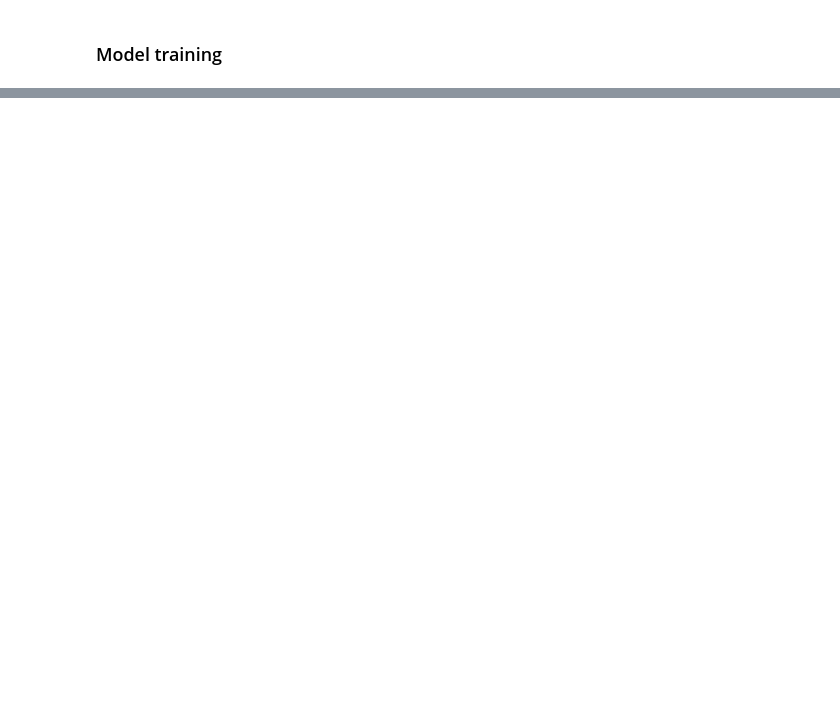
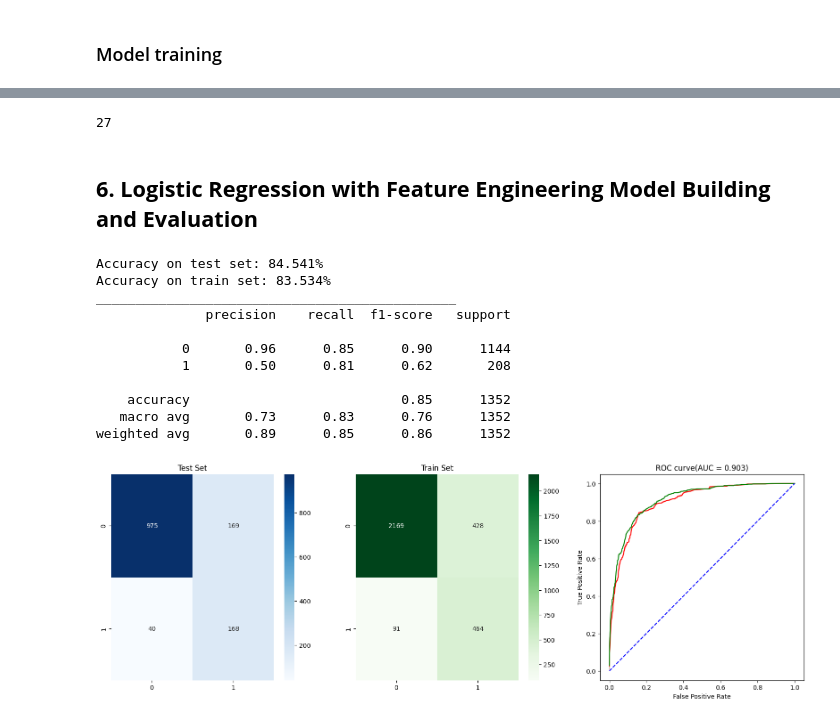
Before and after one commit to maria-snarava/portfolio-ml, a Jupyter notebook: CustomerChurnPrediction.ipynb, the cells around one changed output, grey strips where cells are left out. Cells and saved outputs as stored; diff of their text form; code cells hidden in the pictures; blank space fills up the shorter version.

```diff
--- a/CustomerChurnPrediction.ipynb
+++ b/CustomerChurnPrediction.ipynb
@@ -567,0 +367,64 @@ By implementing these next steps, we can potentially improve the model's perform
+# %%
+def add_features_to_set(df):
+    df_new_features = df.copy()
+    df_new_features['cashback_per_order'] = df['CashbackAmount'] / df['OrderCount']
+    df_new_features['avg_hour_spend_on_app_per_order'] = df['HourSpendOnApp'] / df['OrderCount']
+    df_new_features['satisfaction_score_after_complain'] = df['Complain'] * df['SatisfactionScore']
+    df_new_features['cashback_amount_per_month'] = df['CashbackAmount']/ (df['Tenure'] + 1)
+    df_new_features['satisfaction_score_2'] = df['SatisfactionScore'] * df['Complain']
+    df_new_features['tenure_2'] =  df['Tenure'] * df['Tenure']
+    df_new_features['tenure_3'] =  df['Tenure'] * df['Tenure'] * df['Tenure']
+    df_new_features['DaySinceLastOrder_2'] = df['DaySinceLastOrder'] * df['DaySinceLastOrder']
+    df_new_features['cashback_amount_per_month_2'] = df_new_features['cashback_amount_per_month'] * df_new_features['cashback_amount_per_month']
+
+    return df_new_features
+
+X_train_2 = add_features_to_set(X_train)
+X_cv_2 = add_features_to_set(X_cv)
+X_test_2 = add_features_to_set(X_test)
+# %%
+len(X_train_2.columns)
+# %% [output]
+27
+# %% [markdown]
+## **6. Logistic Regression with Feature Engineering Model Building and Evaluation**
+# %%
+def prepare_pipeline(X, model):
+    num_columns = X.select_dtypes(["int64", "float64"]).columns
+    pipline_num = Pipeline(steps=[('imputer', SimpleImputer(strategy="median")), ('scaler', StandardScaler())])
+
+    cat_columns = X.select_dtypes("object").columns
+    pipline_cat = Pipeline(steps=[('encoding', OneHotEncoder())])
+
+    transformer = ColumnTransformer(
+        transformers=[('categorical_col', pipline_cat, cat_columns),
+                      ('numerical_col', pipline_num, num_columns)]
+        )
+
+    pipeline = Pipeline([
+              ('transformer', transformer),
+              ('classifier', model)
+          ])
+
+    return pipeline
+
+pipeline_2 = prepare_pipeline(X_train_2, lg_model)
+pipeline_2.fit(X_train_2, y_train)
+
+results = model_evaluation(pipeline_2, X_cv_2, y_cv,  X_train_2, y_train)
+results['Model'] = 'Logistic Regression With New Features'
+
+collect_results = pd.concat([collect_results, pd.DataFrame(results, index=[1])])
+# %% [output]
+Accuracy on test set: 84.541%
+Accuracy on train set: 83.534%
+______________________________________________
+              precision    recall  f1-score   support
+
+           0       0.96      0.85      0.90      1144
+           1       0.50      0.81      0.62       208
+
+    accuracy                           0.85      1352
+   macro avg       0.73      0.83      0.76      1352
+weighted avg       0.89      0.85      0.86      1352
+[figure, added]
```
Also changed, not shown: parts of 63 cells of this notebook.
